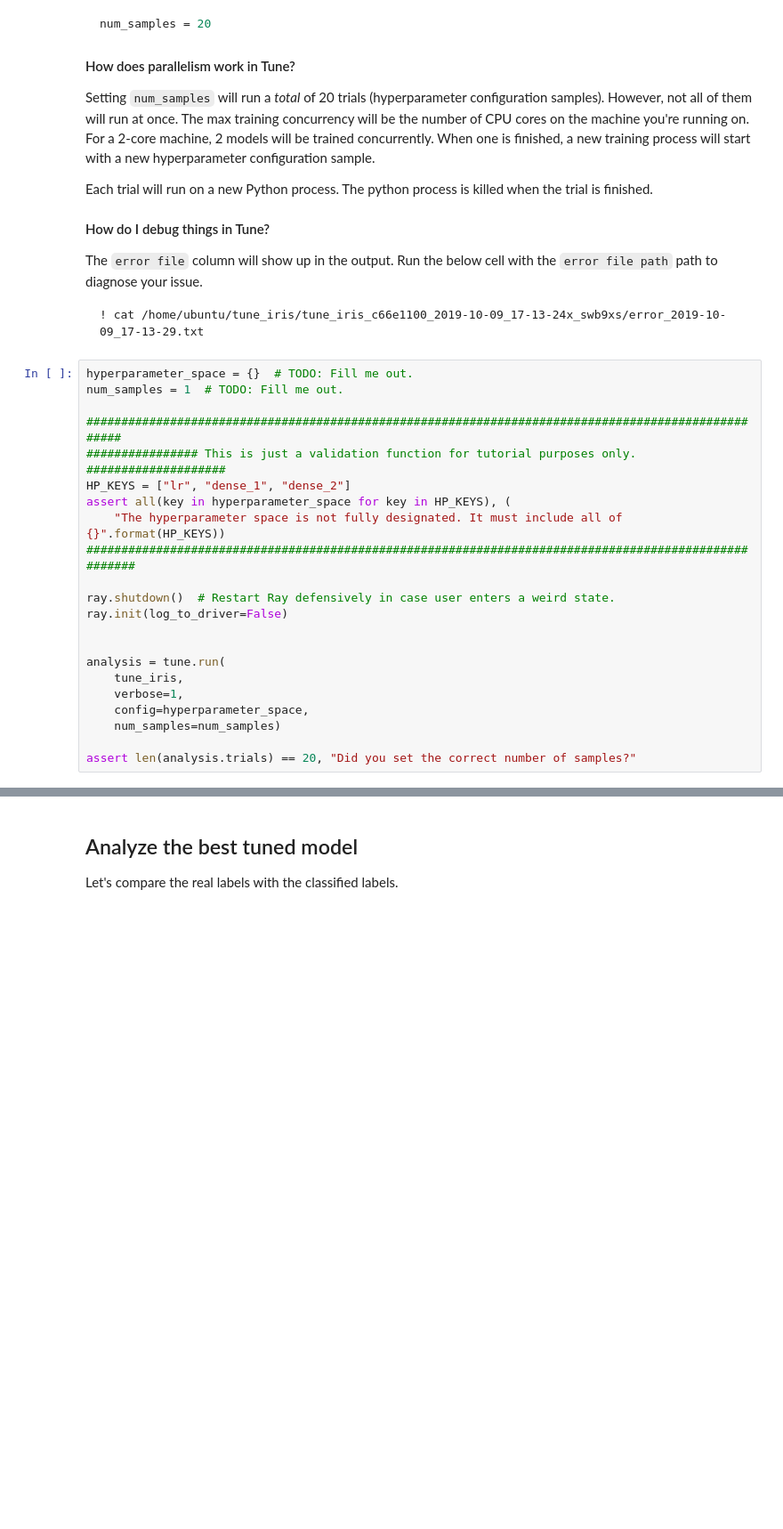
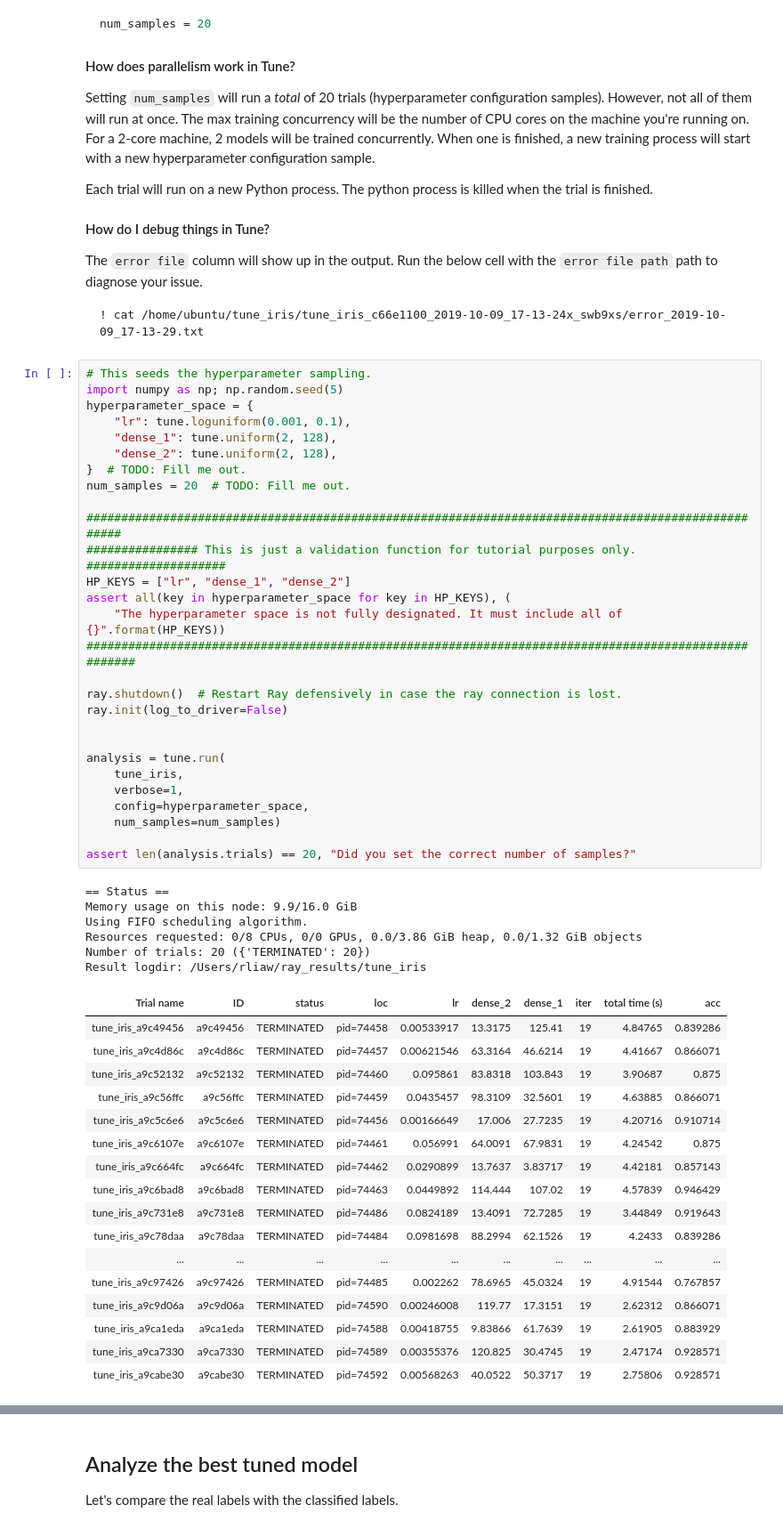
Before and after one commit to ray-project/tutorial, a Jupyter notebook: tune_exercises/exercise_1_basics.ipynb, the cells around one changed output, grey strips where cells are left out. Shown: that part at 89% size. Cells and saved outputs as stored; diff of their text form; blank space fills up the shorter version.

````diff
--- a/tune_exercises/exercise_1_basics.ipynb
+++ b/tune_exercises/exercise_1_basics.ipynb
@@ -215,24 +228,54 @@ The `error file` column will show up in the output. Run the below cell with the
 ! cat /home/ubuntu/tune_iris/tune_iris_c66e1100_2019-10-09_17-13-24x_swb9xs/error_2019-10-09_17-13-29.txt
 ```
 # %%
-hyperparameter_space = {}  # TODO: Fill me out.
-num_samples = 1  # TODO: Fill me out.
+# This seeds the hyperparameter sampling.
+import numpy as np; np.random.seed(5)
+hyperparameter_space = {
+    "lr": tune.loguniform(0.001, 0.1),
+    "dense_1": tune.uniform(2, 128),
+    "dense_2": tune.uniform(2, 128),
+}  # TODO: Fill me out.
+num_samples = 20  # TODO: Fill me out.
 
 ####################################################################################################
 ################ This is just a validation function for tutorial purposes only. ####################
 HP_KEYS = ["lr", "dense_1", "dense_2"]
 assert all(key in hyperparameter_space for key in HP_KEYS), (
     "The hyperparameter space is not fully designated. It must include all of {}".format(HP_KEYS))
 ######################################################################################################
 
-ray.shutdown()  # Restart Ray defensively in case user enters a weird state.
+ray.shutdown()  # Restart Ray defensively in case the ray connection is lost.
 ray.init(log_to_driver=False)
 
 
 analysis = tune.run(
     tune_iris,
     verbose=1,
     config=hyperparameter_space,
     num_samples=num_samples)
 
 assert len(analysis.trials) == 20, "Did you set the correct number of samples?"
+# %% [output]
+== Status ==
+Memory usage on this node: 9.9/16.0 GiB
+Using FIFO scheduling algorithm.
+Resources requested: 0/8 CPUs, 0/0 GPUs, 0.0/3.86 GiB heap, 0.0/1.32 GiB objects
+Number of trials: 20 ({'TERMINATED': 20})
+Result logdir: /Users/rliaw/ray_results/tune_iris
+| Trial name | ID | status | loc | lr | dense_2 | dense_1 | iter | total time (s) | acc |
+| tune_iris_a9c49456 | a9c49456 | TERMINATED | pid=74458 | 0.00533917 | 13.3175 | 125.41 | 19 | 4.84765 | 0.839286 |
+| tune_iris_a9c4d86c | a9c4d86c | TERMINATED | pid=74457 | 0.00621546 | 63.3164 | 46.6214 | 19 | 4.41667 | 0.866071 |
+| tune_iris_a9c52132 | a9c52132 | TERMINATED | pid=74460 | 0.095861 | 83.8318 | 103.843 | 19 | 3.90687 | 0.875 |
+| tune_iris_a9c56ffc | a9c56ffc | TERMINATED | pid=74459 | 0.0435457 | 98.3109 | 32.5601 | 19 | 4.63885 | 0.866071 |
+| tune_iris_a9c5c6e6 | a9c5c6e6 | TERMINATED | pid=74456 | 0.00166649 | 17.006 | 27.7235 | 19 | 4.20716 | 0.910714 |
+| tune_iris_a9c6107e | a9c6107e | TERMINATED | pid=74461 | 0.056991 | 64.0091 | 67.9831 | 19 | 4.24542 | 0.875 |
+| tune_iris_a9c664fc | a9c664fc | TERMINATED | pid=74462 | 0.0290899 | 13.7637 | 3.83717 | 19 | 4.42181 | 0.857143 |
+| tune_iris_a9c6bad8 | a9c6bad8 | TERMINATED | pid=74463 | 0.0449892 | 114.444 | 107.02 | 19 | 4.57839 | 0.946429 |
+| tune_iris_a9c731e8 | a9c731e8 | TERMINATED | pid=74486 | 0.0824189 | 13.4091 | 72.7285 | 19 | 3.44849 | 0.919643 |
+| tune_iris_a9c78daa | a9c78daa | TERMINATED | pid=74484 | 0.0981698 | 88.2994 | 62.1526 | 19 | 4.2433 | 0.839286 |
+| ... | ... | ... | ... | ... | ... | ... | ... | ... | ... |
+| tune_iris_a9c97426 | a9c97426 | TERMINATED | pid=74485 | 0.002262 | 78.6965 | 45.0324 | 19 | 4.91544 | 0.767857 |
+| tune_iris_a9c9d06a | a9c9d06a | TERMINATED | pid=74590 | 0.00246008 | 119.77 | 17.3151 | 19 | 2.62312 | 0.866071 |
+| tune_iris_a9ca1eda | a9ca1eda | TERMINATED | pid=74588 | 0.00418755 | 9.83866 | 61.7639 | 19 | 2.61905 | 0.883929 |
+| tune_iris_a9ca7330 | a9ca7330 | TERMINATED | pid=74589 | 0.00355376 | 120.825 | 30.4745 | 19 | 2.47174 | 0.928571 |
+| tune_iris_a9cabe30 | a9cabe30 | TERMINATED | pid=74592 | 0.00568263 | 40.0522 | 50.3717 | 19 | 2.75806 | 0.928571 |
````
Also changed, not shown: parts of 12 cells of this notebook.
